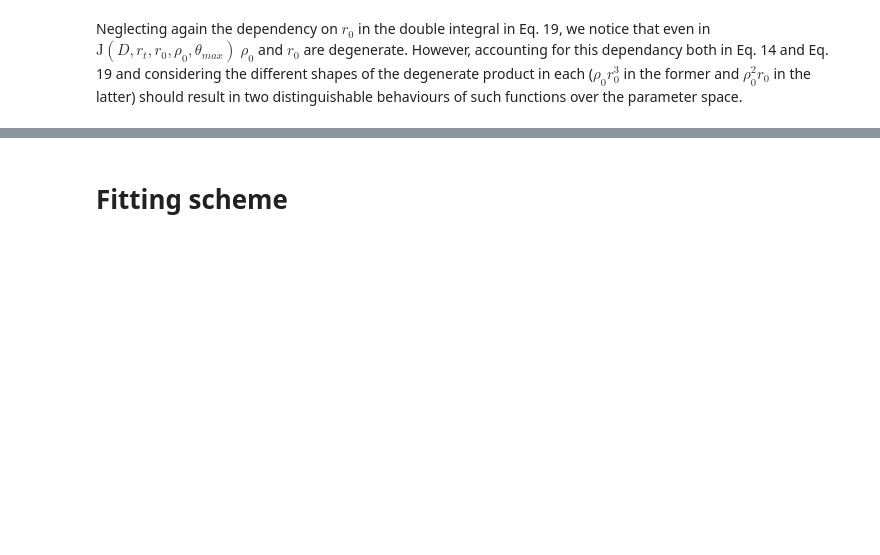
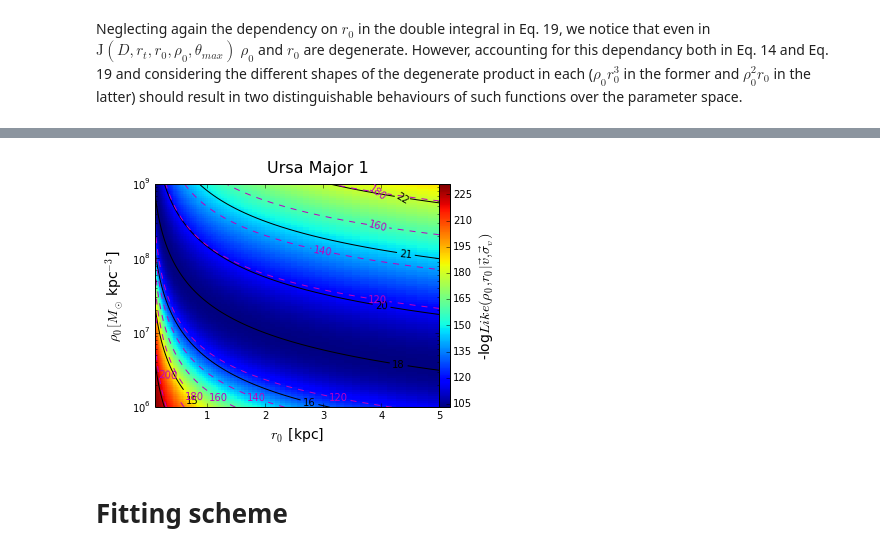
Before and after one commit to achiappo/FRESKA, a Jupyter notebook: spherical_jeans_analysis.ipynb, the cells around one changed output, grey strips where cells are left out. Saved outputs shown, nothing was run; the diff lists cells and outputs as text; code cells hidden in the pictures; blank space fills up the shorter version.

```diff
--- a/spherical_jeans_analysis.ipynb
+++ b/spherical_jeans_analysis.ipynb
@@ -441,19 +466,21 @@ KeyboardInterrupt:
 # %%
-Jgrid = np.load('output/%s/Jgrid_%s.npy'%(dwarf,dwarf))
-Lgrid = np.load('output/%s/Jgrid_%s.npy'%(dwarf,dwarf))
+#Jgrid = np.load('output/%s/Jgrid_%s.npy'%(dwarf,dwarf))
+#Lgrid = np.load('output/%s/Jgrid_%s.npy'%(dwarf,dwarf))
 #jplot = plt.pcolormesh(r0_array,rho0_array,np.log10(Jgrid))
 lplot = plt.pcolormesh(r0_array,rho0_array,Lgrid)
 ctJ = plt.contour(r0_array,rho0_array,np.log10(Jgrid),colors='k')
 ctL = plt.contour(r0_array,rho0_array,Lgrid,linestyles='dashed',colors='m')
 plt.clabel(ctJ,inline=1,fmt='%1.0f',colors='k')
 plt.clabel(ctL,inline=1,fmt='%1.0f',colors='m')
 cx = plt.colorbar(lplot,pad=0)
 cx.set_label(r'-log$Like(\rho_0,r_0|\vec v,\vec \sigma_v)$',fontsize=14)
 plt.semilogy()
 plt.ylabel(r'$\rho_0 [M_\odot$ kpc$^{-3}$]',fontsize=14)
 plt.xlabel(r'$r_0$ [kpc]',fontsize=14)
 plt.suptitle('Ursa Major 1',fontsize=16)
 plt.savefig('output/%s/gridLJ_%s.png'%(dwarf,dwarf),dpi=300,format='png')
+# %% [output]
+[figure, added]
 # %% [markdown]
 # Fitting scheme
 # %% [markdown]
```
Also changed, not shown: parts of 15 cells of this notebook.
